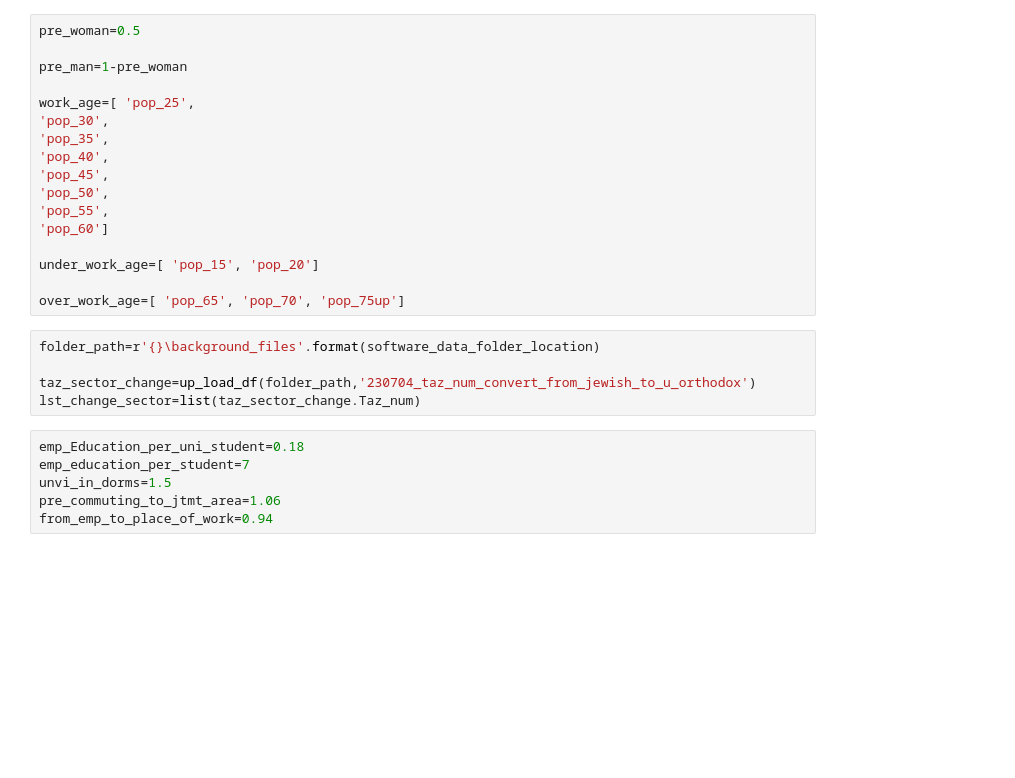
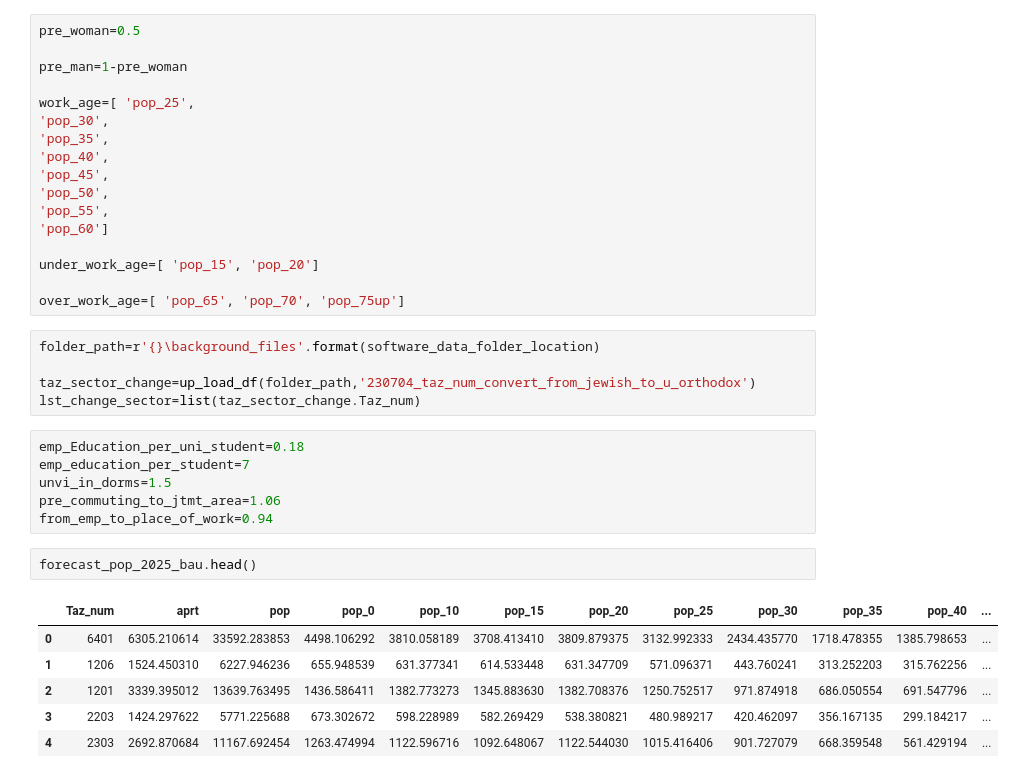
Before and after one commit to JTMPT/forecast, a Jupyter notebook: create_forecast_basic/future/General/creat_forecast_till_2050.ipynb, the cells around one changed output. Cells and saved outputs as stored; diff of their text form; blank space fills up the shorter version.

Commit message:
GK: run code genral creat forecast done

```diff
--- a/create_forecast_basic/future/General/creat_forecast_till_2050.ipynb
+++ b/create_forecast_basic/future/General/creat_forecast_till_2050.ipynb
@@ -215,4 +215,13 @@ emp_education_per_student=7
 unvi_in_dorms=1.5
 pre_commuting_to_jtmt_area=1.06
 from_emp_to_place_of_work=0.94
+# %%
+forecast_pop_2025_bau.head()
+# %% [output]
+|  | Taz_num | aprt | pop | pop_0 | pop_10 | pop_15 | pop_20 | pop_25 | pop_30 | pop_35 | pop_40 | ... |
+| 0 | 6401 | 6305.210614 | 33592.283853 | 4498.106292 | 3810.058189 | 3708.413410 | 3809.879375 | 3132.992333 | 2434.435770 | 1718.478355 | 1385.798653 | ... |
+| 1 | 1206 | 1524.450310 | 6227.946236 | 655.948539 | 631.377341 | 614.533448 | 631.347709 | 571.096371 | 443.760241 | 313.252203 | 315.762256 | ... |
+| 2 | 1201 | 3339.395012 | 13639.763495 | 1436.586411 | 1382.773273 | 1345.883630 | 1382.708376 | 1250.752517 | 971.874918 | 686.050554 | 691.547796 | ... |
+| 3 | 2203 | 1424.297622 | 5771.225688 | 673.302672 | 598.228989 | 582.269429 | 538.380821 | 480.989217 | 420.462097 | 356.167135 | 299.184217 | ... |
+| 4 | 2303 | 2692.870684 | 11167.692454 | 1263.474994 | 1122.596716 | 1092.648067 | 1122.544030 | 1015.416406 | 901.727079 | 668.359548 | 561.429194 | ... |
 # %%
```
Also changed, not shown: parts of 2 cells of this notebook, 19 other files.
